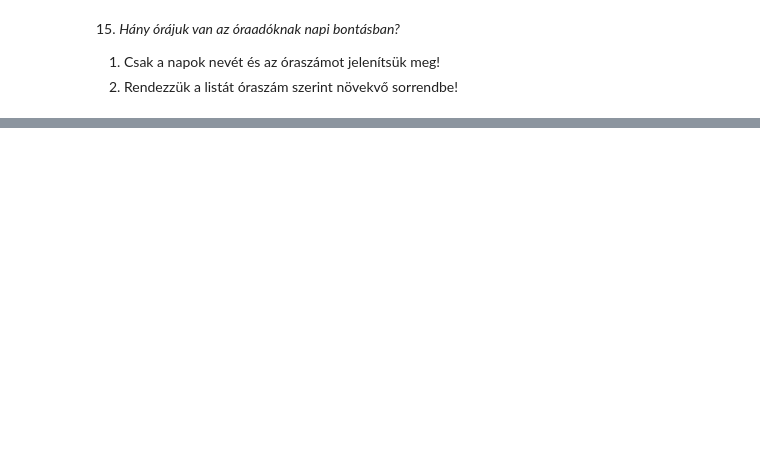
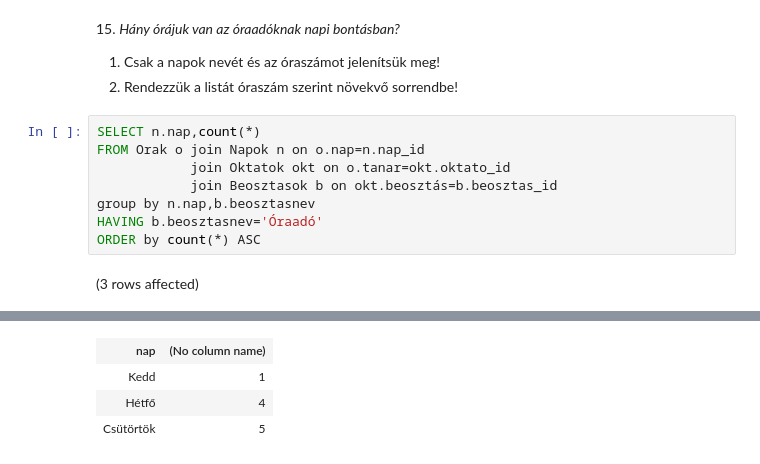
Before and after one commit to mlevente0703/sqlgyak03, a Jupyter notebook: gyakorlat03_feladatok.ipynb, the cells around one changed output, grey strips where cells are left out. Cells and saved outputs as stored; diff of their text form; blank space fills up the shorter version.

```diff
--- a/gyakorlat03_feladatok.ipynb
+++ b/gyakorlat03_feladatok.ipynb
@@ -334,3 +363,13 @@ Total execution time: 00:00:00.017
 
 1. Csak a napok nevét és az óraszámot jelenítsük meg!
 2. Rendezzük a listát óraszám szerint növekvő sorrendbe!
+# %%
+SELECT n.nap,count(*)
+FROM Orak o join Napok n on o.nap=n.nap_id
+            join Oktatok okt on o.tanar=okt.oktato_id
+            join Beosztasok b on okt.beosztás=b.beosztas_id
+group by n.nap,b.beosztasnev
+HAVING b.beosztasnev='Óraadó'
+ORDER by count(*) ASC
+# %% [output]
+(3 rows affected)
@@ -336,0 +377,4 @@ Total execution time: 00:00:00.017
+| nap | (No column name) |
+| Kedd | 1 |
+| Hétfő | 4 |
+| Csütörtök | 5 |
```
Also changed, not shown: parts of 3 cells of this notebook.
